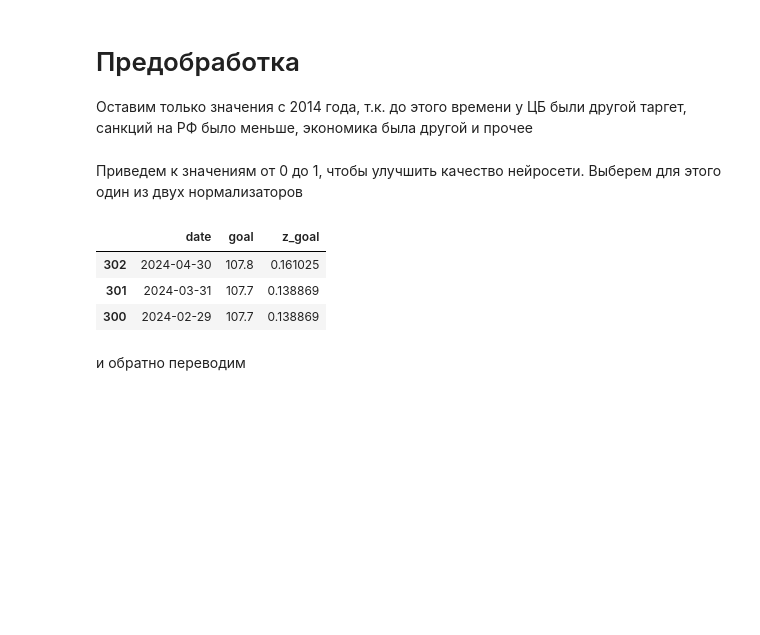
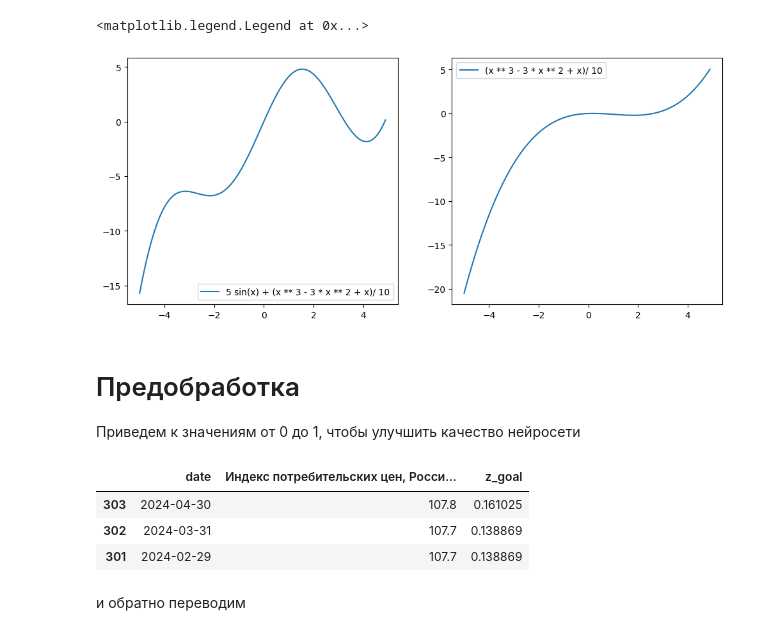
Before and after one commit to MishaAnikutin/regression-for-vavt, a Jupyter notebook: research/Базовая модель RNN GRU.ipynb, the cells around one changed output. Saved outputs shown, nothing was run; the diff lists cells and outputs as text; code cells hidden in the pictures; blank space fills up the shorter version.

```diff
--- a/research/Базовая модель RNN GRU.ipynb
+++ b/research/Базовая модель RNN GRU.ipynb
@@ -21,0 +53,5 @@ df.head(3)
+# %%
+x = np.arange(-5, 5, 0.1)
+
+sin_polinom = 5 * np.sin(x) + (x ** 3 - 3 * x ** 2 + x)/ 10
+polinom = (x ** 3 - 3 * x ** 2 + x)/ 10
@@ -22,4 +75,15 @@ df.head(3)
+# %%
+fig, axes = plt.subplots(1, 2, figsize=(12, 5))
+
+axes[0].plot(x, sin_polinom, label='5 sin(x) + (x ** 3 - 3 * x ** 2 + x)/ 10')
+axes[1].plot(x, polinom, label='(x ** 3 - 3 * x ** 2 + x)/ 10')
+
+axes[0].legend()
+axes[1].legend()
+# %% [output]
+<matplotlib.legend.Legend at 0x...>
+[figure, added]
 # %% [markdown]
 # Предобработка
 
-Оставим только значения с 2014 года, т.к. до этого времени у ЦБ были другой таргет, санкций на РФ было меньше, экономика была другой и прочее
+Приведем к значениям от 0 до 1, чтобы улучшить качество нейросети
@@ -28,14 +90,2 @@ df = df[df.date > date(year=2015, month=1, day=1)]
-# %% [markdown]
-Приведем к значениям от 0 до 1, чтобы улучшить качество нейросети. Выберем для этого один из двух нормализаторов
 # %%
 from sklearn.preprocessing import StandardScaler
-# %%
-z_transformer = StandardScaler().fit(df[['goal']])
-df['z_goal'] = z_transformer.transform(df[['goal']])
-
-df.head(3)
-# %% [output]
-|  | date | goal | z_goal |
-| 302 | 2024-04-30 | 107.8 | 0.161025 |
-| 301 | 2024-03-31 | 107.7 | 0.138869 |
-| 300 | 2024-02-29 | 107.7 | 0.138869 |
@@ -42,3 +100,10 @@ df.head(3)
+# %%
+indexes['ИПЦ'].head(3)
+# %% [output]
+|  | date | Индекс потребительских цен, Росси... | z_goal |
+| 303 | 2024-04-30 | 107.8 | 0.161025 |
+| 302 | 2024-03-31 | 107.7 | 0.138869 |
+| 301 | 2024-02-29 | 107.7 | 0.138869 |
 # %% [markdown]
 и обратно переводим
 # %%
```
Also changed, not shown: parts of 40 cells of this notebook.
